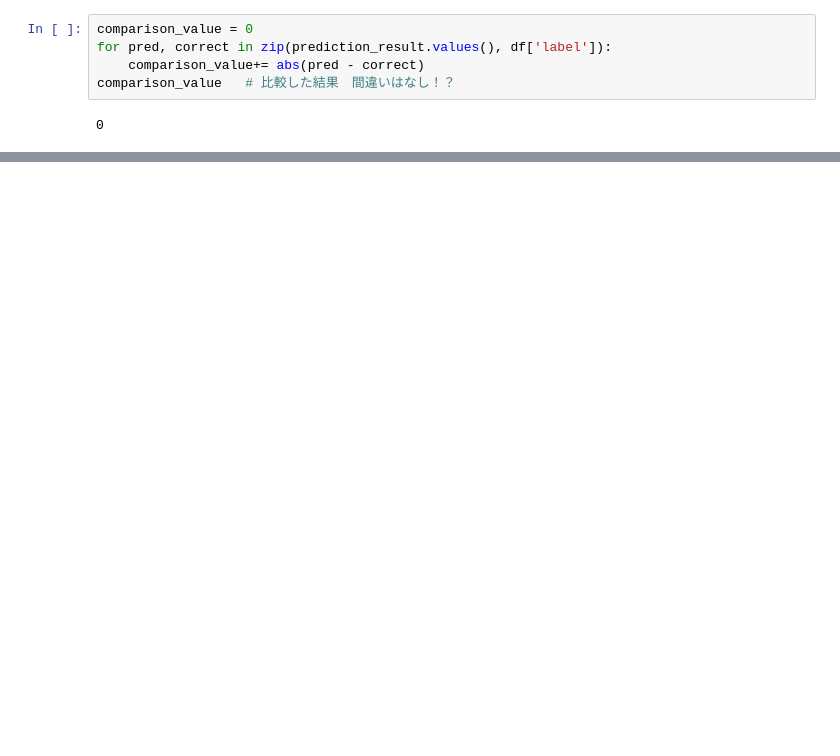
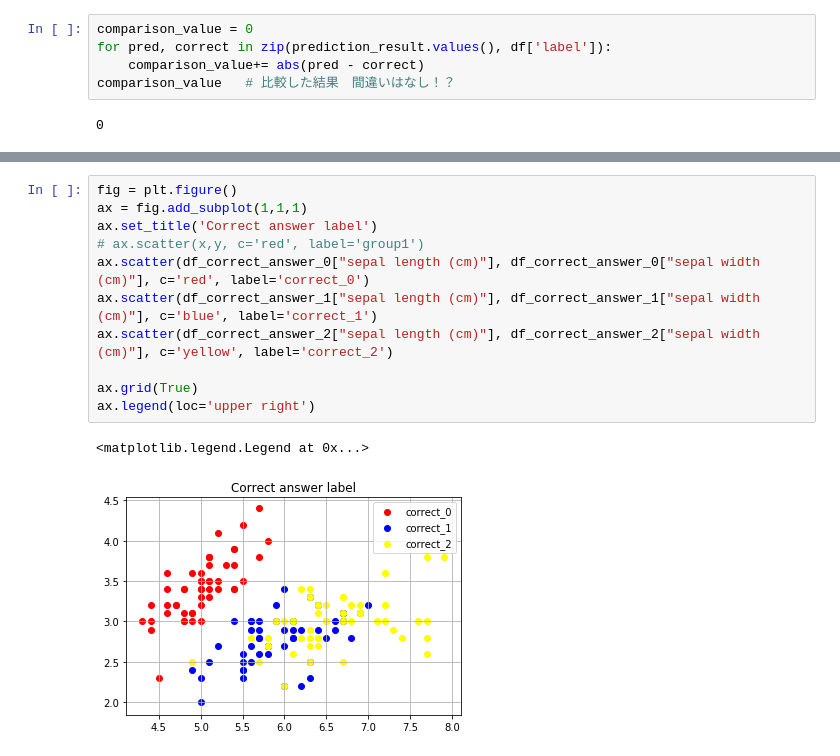
Before and after one commit to mpsamurai/ml-101-exercises, a Jupyter notebook: 02_kNN/k-nearest_neighbors.ipynb, the cells around one changed output, grey strips where cells are left out. Saved outputs shown, nothing was run; the diff lists cells and outputs as text; blank space fills up the shorter version.

```diff
--- a/02_kNN/k-nearest_neighbors.ipynb
+++ b/02_kNN/k-nearest_neighbors.ipynb
@@ -165,0 +235,14 @@ comparison_value   # 比較した結果　間違いはなし！？
+# %%
+fig = plt.figure()
+ax = fig.add_subplot(1,1,1)
+ax.set_title('Correct answer label')
+# ax.scatter(x,y, c='red', label='group1')
+ax.scatter(df_correct_answer_0["sepal length (cm)"], df_correct_answer_0["sepal width (cm)"], c='red', label='correct_0')
+ax.scatter(df_correct_answer_1["sepal length (cm)"], df_correct_answer_1["sepal width (cm)"], c='blue', label='correct_1')
+ax.scatter(df_correct_answer_2["sepal length (cm)"], df_correct_answer_2["sepal width (cm)"], c='yellow', label='correct_2')
+
+ax.grid(True)
+ax.legend(loc='upper right')
+# %% [output]
+<matplotlib.legend.Legend at 0x...>
+[figure, added]
```
Also changed, not shown: parts of 13 cells of this notebook.
